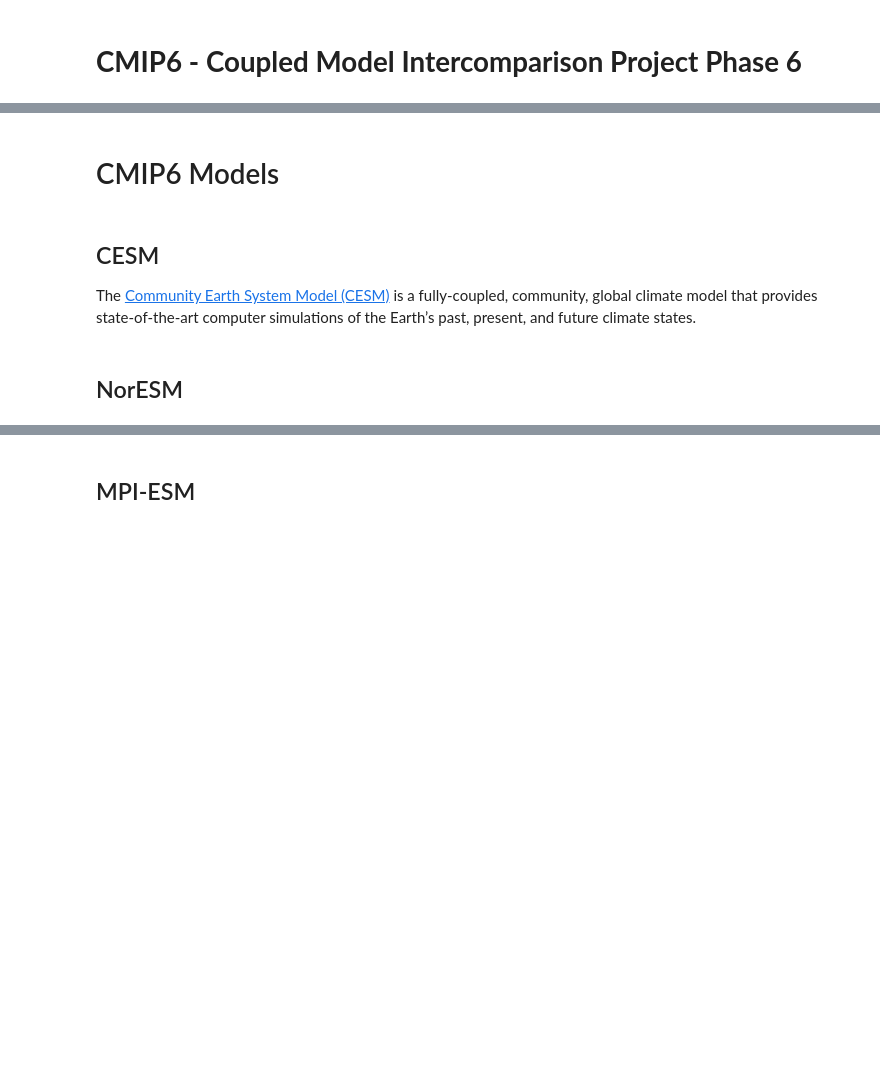
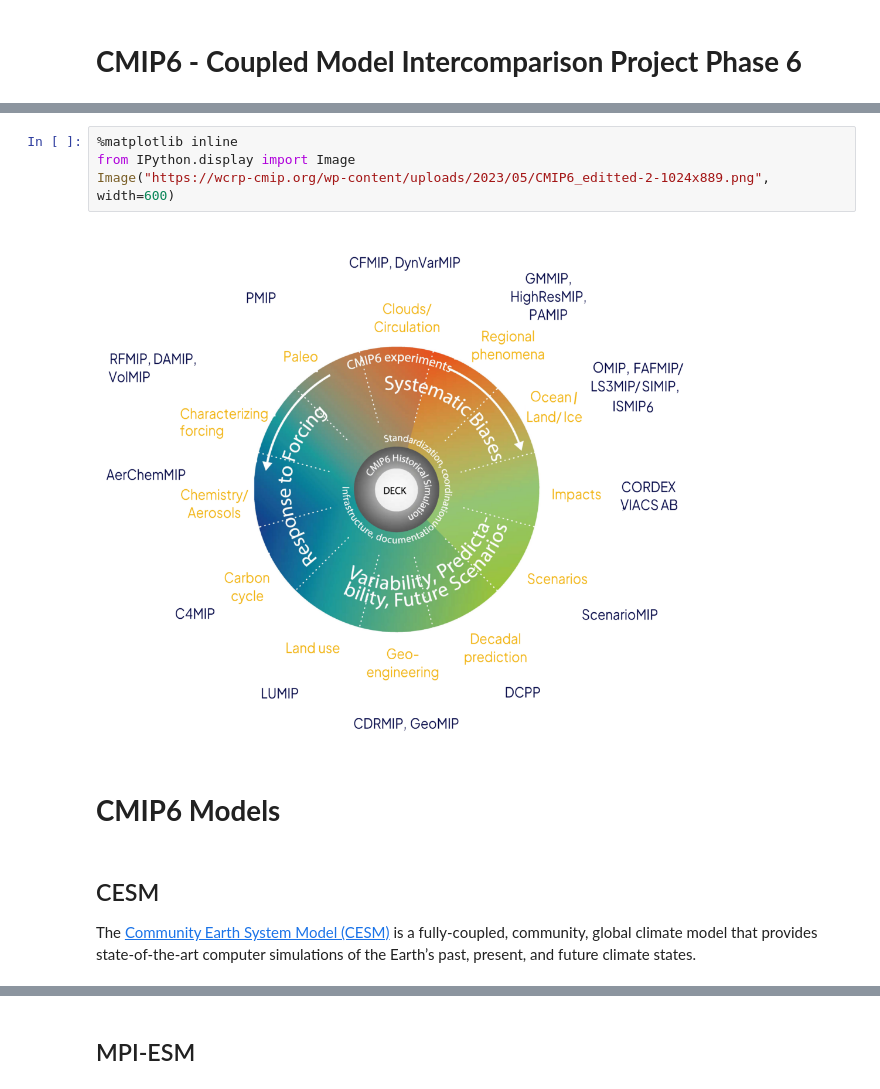
Before and after one commit to MetOs-UiO/GEO4990-notebooks, a Jupyter notebook: 04_IntroCMIP.ipynb, the cells around one changed output, grey strips where cells are left out. Cells and saved outputs as stored; diff of their text form; blank space fills up the shorter version.

Commit message:
Some more CMIP background

```diff
--- a/04_IntroCMIP.ipynb
+++ b/04_IntroCMIP.ipynb
@@ -5,7 +14,11 @@ The Coupled Model Intercomparison Project (CMIP) organized under the auspices of
+# %%
+%matplotlib inline
+from IPython.display import Image
+Image("https://wcrp-cmip.org/wp-content/uploads/2023/05/CMIP6_editted-2-1024x889.png", width=600)
+# %% [output]
+[figure, added]
 # %% [markdown]
-# CMIP6 Models
+# **CMIP6 Models**
 # %% [markdown]
 ## CESM
 The [Community Earth System Model (CESM)](https://www.cesm.ucar.edu/) is a fully-coupled, community, global climate model that provides state-of-the-art computer simulations of the Earth’s past, present, and future climate states.
-# %% [markdown]
-## NorESM
```
Also changed, not shown: parts of 2 cells of this notebook, 2 other files.
